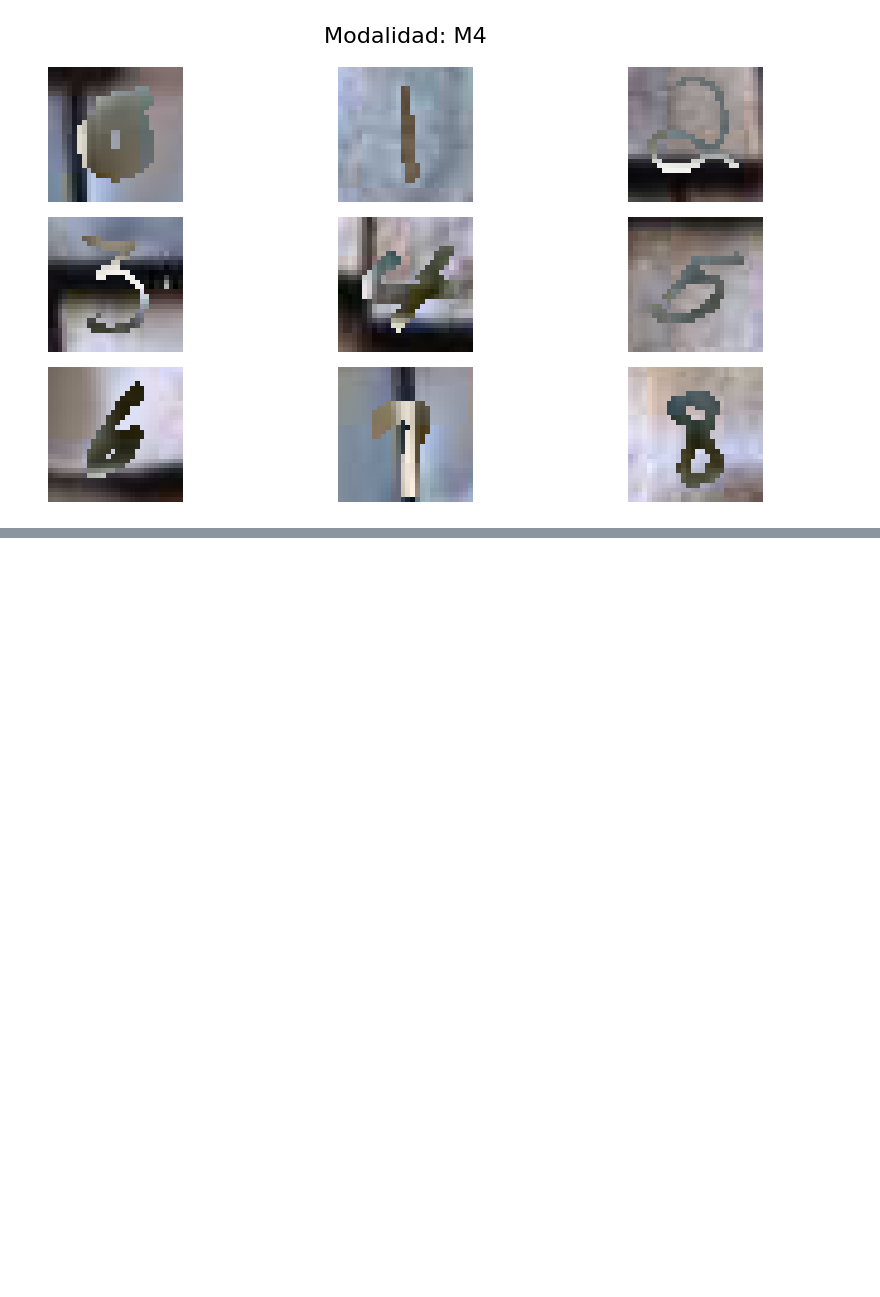
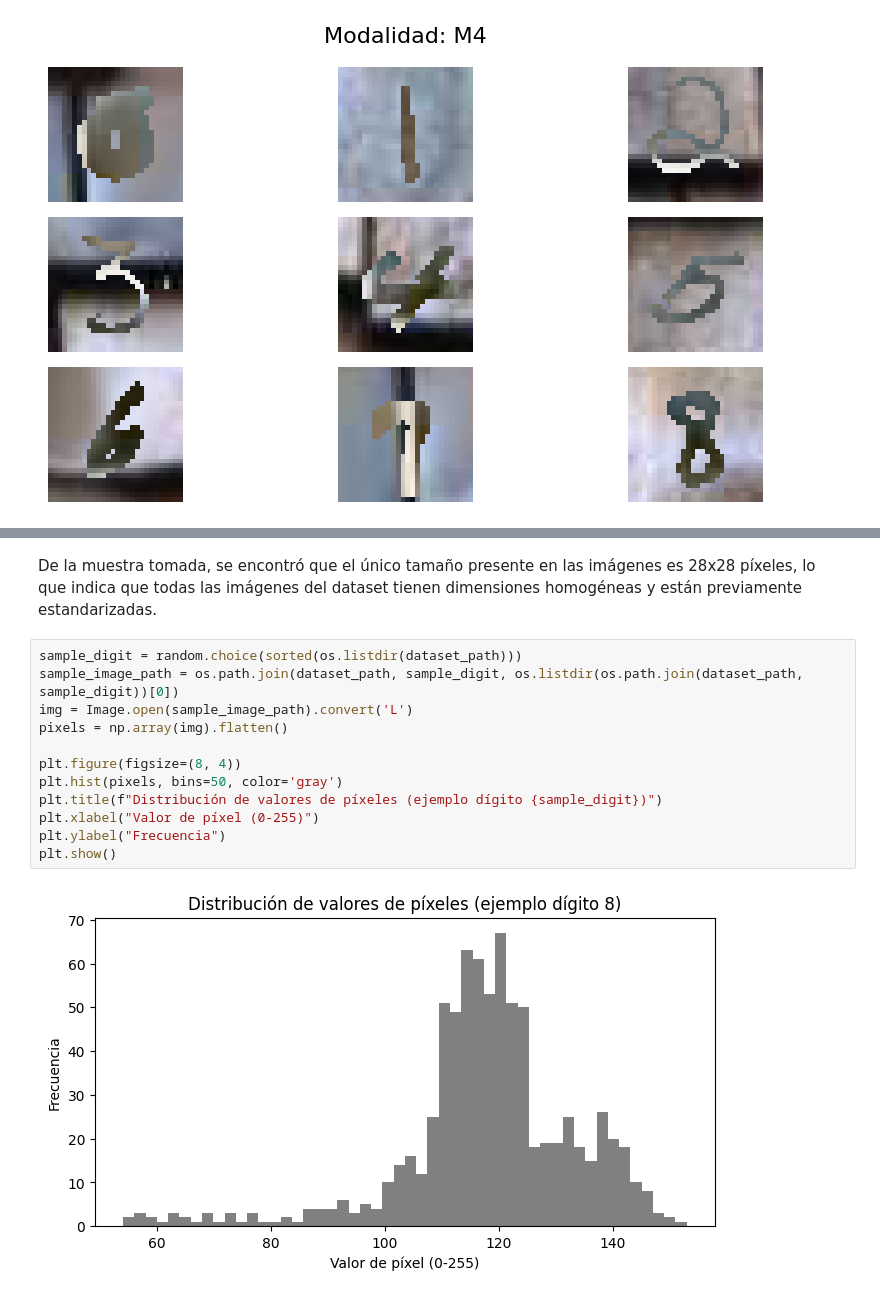
Before and after one commit to Gerax5/DS-Lab3, a Jupyter notebook: Laboratorio3.ipynb, the cells around one changed output, grey strips where cells are left out. Saved outputs shown, nothing was run; the diff lists cells and outputs as text; blank space fills up the shorter version.

```diff
--- a/Laboratorio3.ipynb
+++ b/Laboratorio3.ipynb
@@ -126,0 +225,16 @@ plt.show()
+# %% [markdown]
+De la muestra tomada, se encontró que el único tamaño presente en las imágenes es 28x28 píxeles, lo que indica que todas las imágenes del dataset tienen dimensiones homogéneas y están previamente estandarizadas.
+# %%
+sample_digit = random.choice(sorted(os.listdir(dataset_path)))
+sample_image_path = os.path.join(dataset_path, sample_digit, os.listdir(os.path.join(dataset_path, sample_digit))[0])
+img = Image.open(sample_image_path).convert('L')
+pixels = np.array(img).flatten()
+
+plt.figure(figsize=(8, 4))
+plt.hist(pixels, bins=50, color='gray')
+plt.title(f"Distribución de valores de píxeles (ejemplo dígito {sample_digit})")
+plt.xlabel("Valor de píxel (0-255)")
+plt.ylabel("Frecuencia")
+plt.show()
+# %% [output]
+[figure, added]
```
Also changed, not shown: parts of 10 cells of this notebook.
